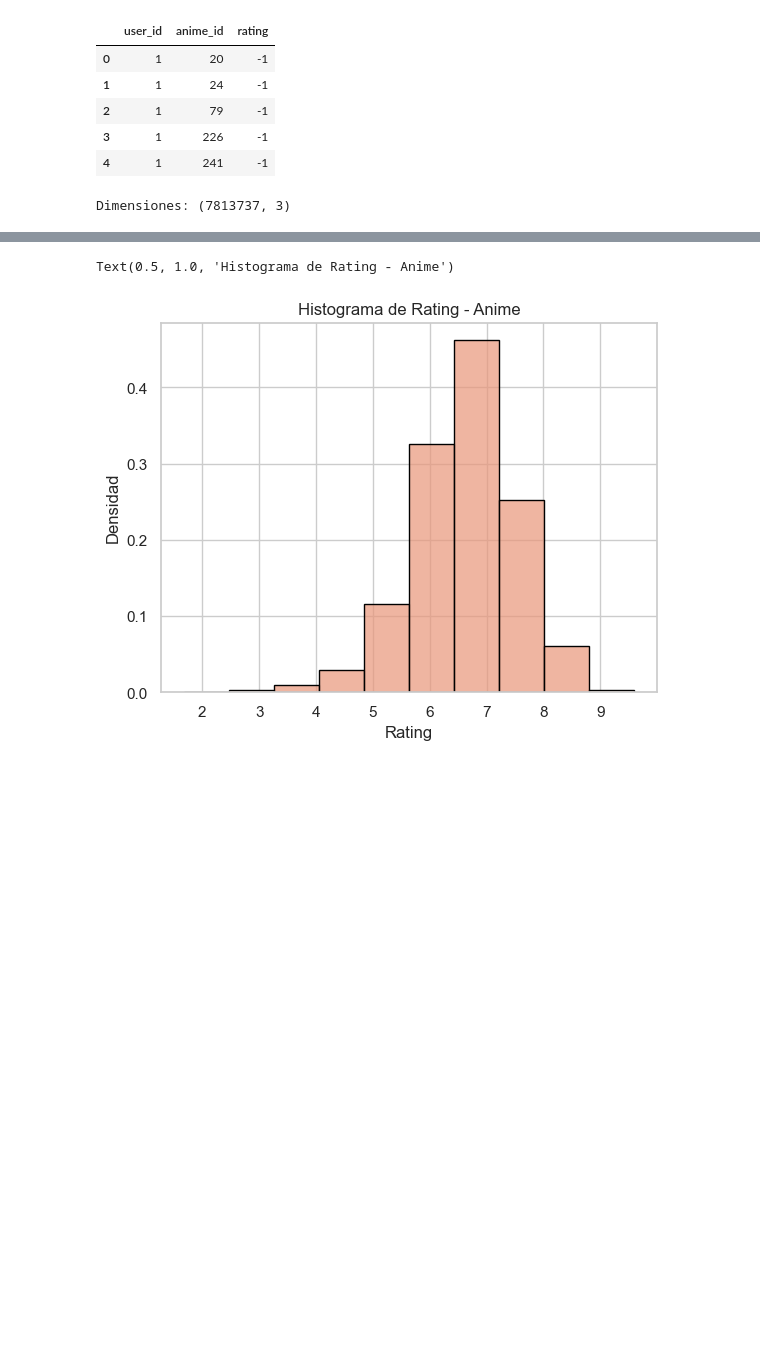
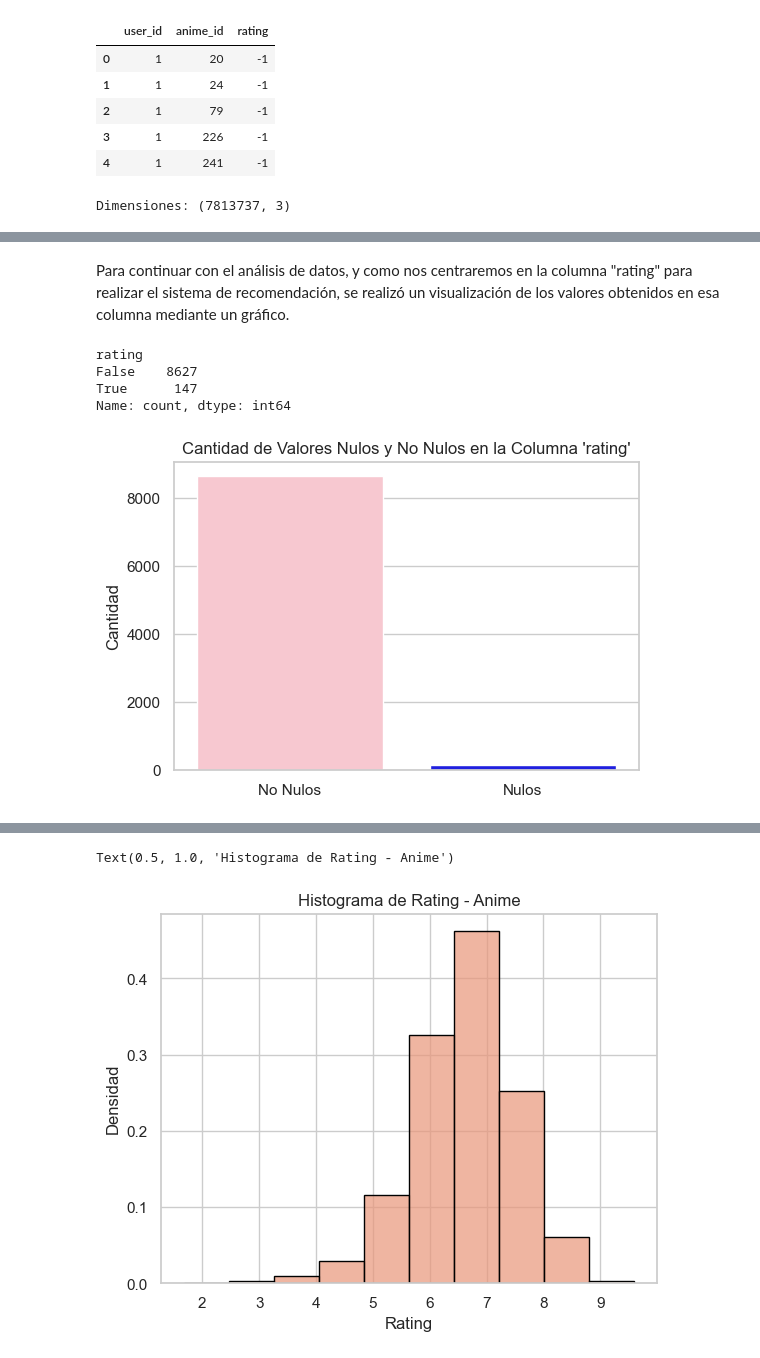
Before and after one commit to ffvilca/topicos_tarea-1, a Jupyter notebook: notebook.ipynb, the cells around one changed output, grey strips where cells are left out. Saved outputs shown, nothing was run; the diff lists cells and outputs as text; code cells hidden in the pictures; blank space fills up the shorter version.

```diff
--- a/notebook.ipynb
+++ b/notebook.ipynb
@@ -184,0 +204,21 @@ Además, se procedió a eliminar los valores faltantes de la columna `rating`, y
+# %% [markdown]
+Para continuar con el análisis de datos, y como nos centraremos en la columna "rating" para realizar el sistema de recomendación, se realizó un visualización de los valores obtenidos en esa columna mediante un gráfico.
+# %%
+# Contar valores nulos y no nulos en la columna "rating"
+rating_contador = data["rating"].isnull().value_counts()
+display(rating_contador)
+
+# Graficamos
+plt.figure(figsize=(6, 4))
+sns.barplot(x=rating_contador.index, y=rating_contador.values, palette=["pink", "blue"])
+plt.title("Cantidad de Valores Nulos y No Nulos en la Columna 'rating'")
+plt.xlabel("")
+plt.ylabel("Cantidad")
+plt.xticks([0, 1], ["No Nulos", "Nulos"])
+plt.show()
+# %% [output]
+rating
+False    8627
+True      147
+Name: count, dtype: int64
+[figure, added]
```
Also changed, not shown: parts of 19 cells of this notebook.
